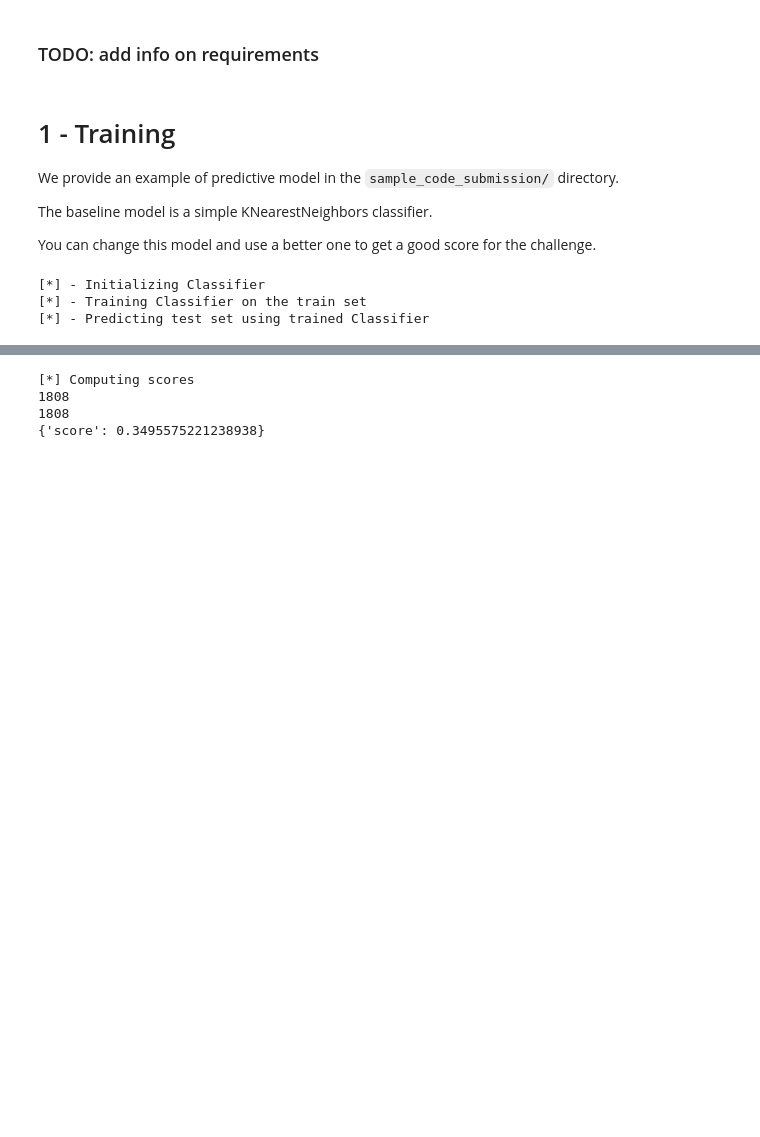
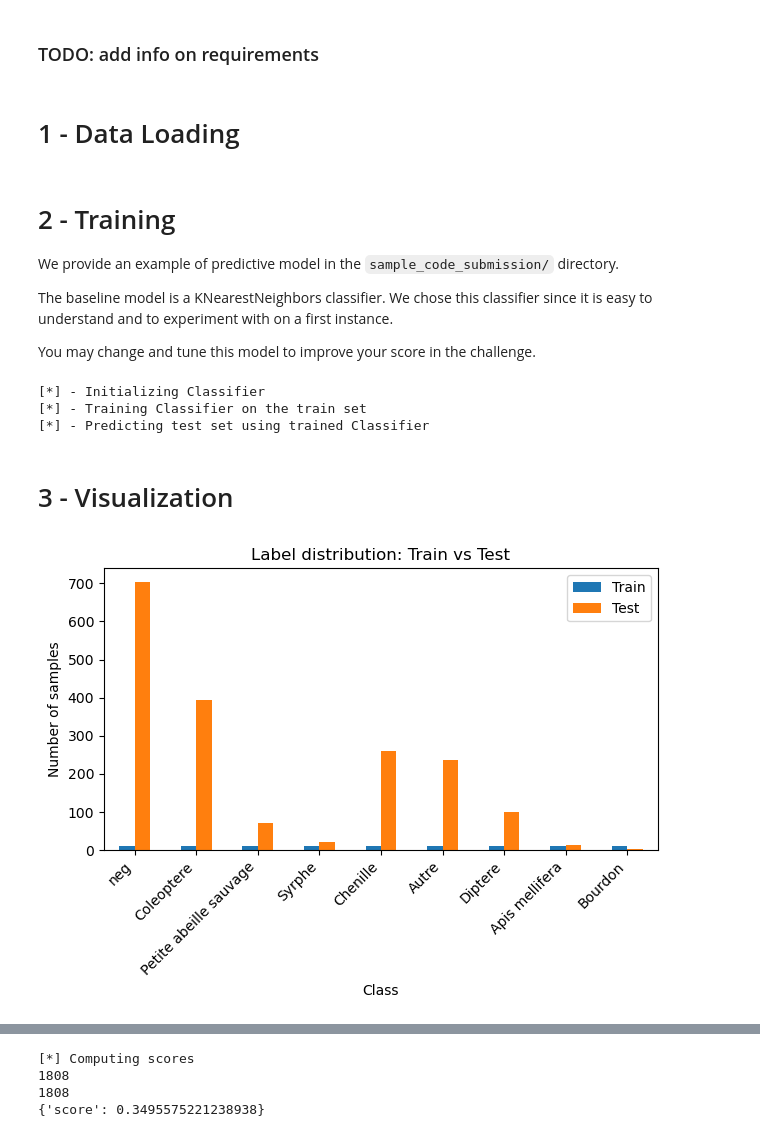
Before and after one commit to Group4-AI-Challenge/pollinator2-Challenge-M1-AI, a Jupyter notebook: Starting Kit/README.ipynb, the cells around one changed output, grey strips where cells are left out. Drawn from its saved outputs; the diff is of its cells as text; code cells hidden in the pictures; blank space fills up the shorter version.

Commit message:
added visualizations to the readme

```diff
--- a/Starting Kit/README.ipynb
+++ b/Starting Kit/README.ipynb
@@ -50,6 +53,10 @@ This splitting strategy resulted in approximately 85% of the data being allocate
 * If working on Colab: Simply run the setup cell below and continue.
 * If working locally: Ensure you have the entire Starting Kit folder downloaded and that this notebook is located inside that folder.
 # %%
+CLASSES = {0: 'neg', 2: 'Coleoptere',
+           3: 'Petite abeille sauvage', 4: 'Syrphe', 5: 'Chenille',
+           6: 'Autre', 7: 'Diptere', 9: 'Apis mellifera',
+           10: 'Bourdon'}
 COLAB = 'google.colab' in str(get_ipython())
 # %%
 if COLAB:
@@ -83,3 +90,5 @@ from datetime import datetime
 
 import tqdm as tq
 %matplotlib inline
+# %% [markdown]
+# 1 - Data Loading
@@ -86,29 +107,50 @@ import tqdm as tq
 # %% [markdown]
-# 1 - Training
+# 2 - Training
 We provide an example of predictive model in the `sample_code_submission/` directory.
 
-The baseline model is a simple KNearestNeighbors
-classifier.
+The baseline model is a KNearestNeighbors classifier. We chose this classifier since it is easy to understand and to experiment with on a first instance.
 
-You can change this model and use a better one to get a good score for the challenge.
+You may change and tune this model to improve your score in the challenge.
 # %%
-model_dir = 'sample_code_submission/' # Change the model to a better one once you have one!
-path.append(model_dir)
 from model import Model
-data_dir = "data"
-
-train_data = {
-    'X_train': np.load(os.path.join(data_dir, "X_train.npy")),
-    'y_train': np.load(os.path.join(data_dir, "y_train.npy"))
-}
-test_data = {'X_test': np.load(os.path.join(data_dir, "X_test.npy"))}
-with open(os.path.join(data_dir, "y_test.json"), 'r') as f:
-    Y_TEST = json.load(f)
 
 myModel = Model()
 myModel.fit(train_data)
-y_pred = myModel.predict(test_data)
+y_pred = myModel.predict(X_test)
+y_test = y_test_dict['y_test']
 # %% [output]
 [*] - Initializing Classifier
 [*] - Training Classifier on the train set
 [*] - Predicting test set using trained Classifier
+# %% [markdown]
+# 3 - Visualization
+# %%
+class_ids = list(CLASSES.keys())
+class_names = list(CLASSES.values())
+train_counts = (
+    pd.Series(train_data['y_train'])
+    .value_counts()
+    .reindex(class_ids, fill_value=0)
+)
+
+test_counts = (
+    pd.Series(y_test)
+    .value_counts()
+    .reindex(class_ids, fill_value=0)
+)
+
+df = pd.DataFrame({
+    "Train": train_counts.values,
+    "Test": test_counts.values,
+}, index=class_names)
+
+
+df.plot(kind="bar")
+plt.xlabel("Class")
+plt.ylabel("Number of samples")
+plt.title("Label distribution: Train vs Test")
+plt.xticks(rotation=45, ha="right")
+plt.tight_layout()
+plt.show()
+# %% [output]
+[figure, added]
```
Also changed, not shown: parts of 8 cells of this notebook, 5 other files.
